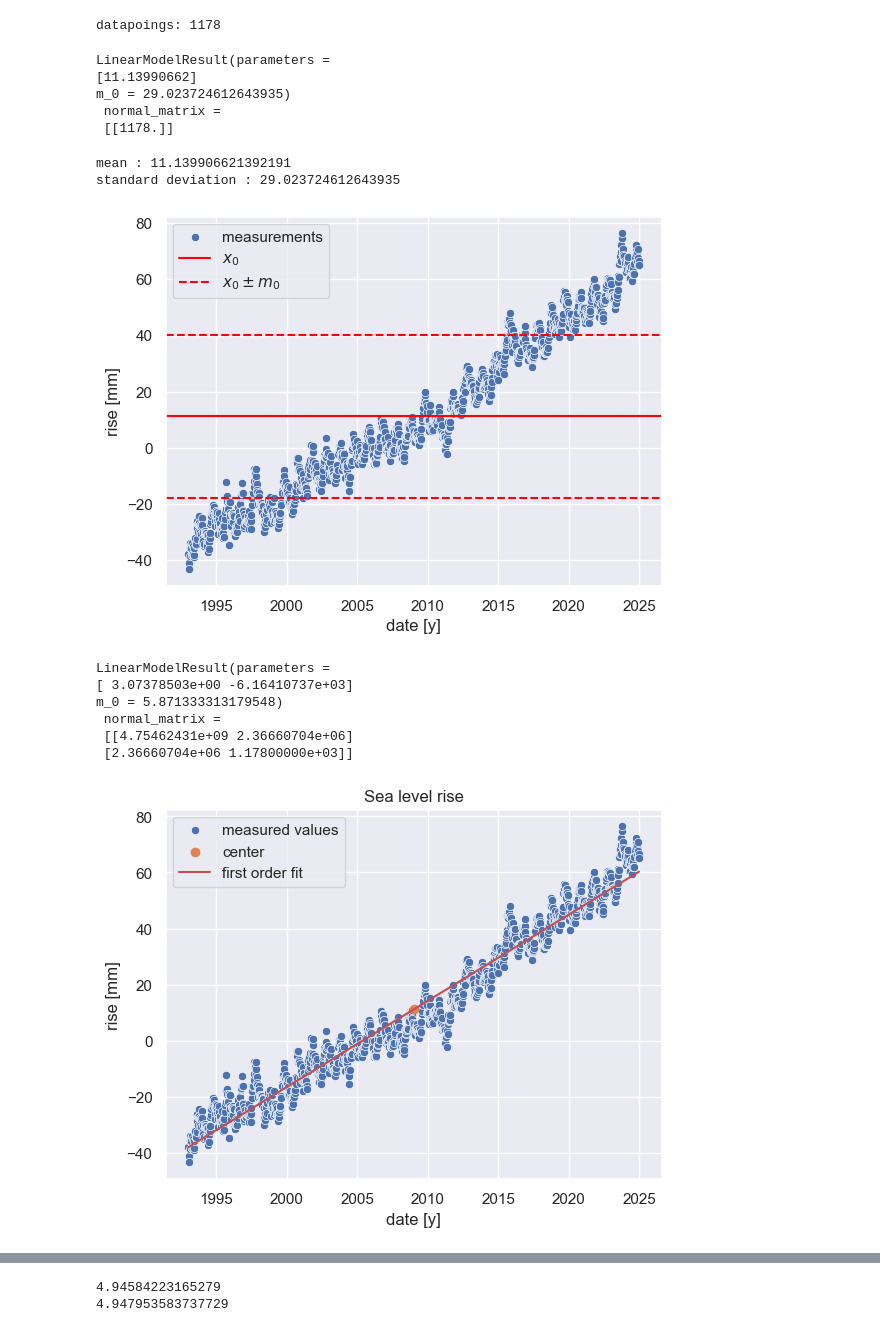
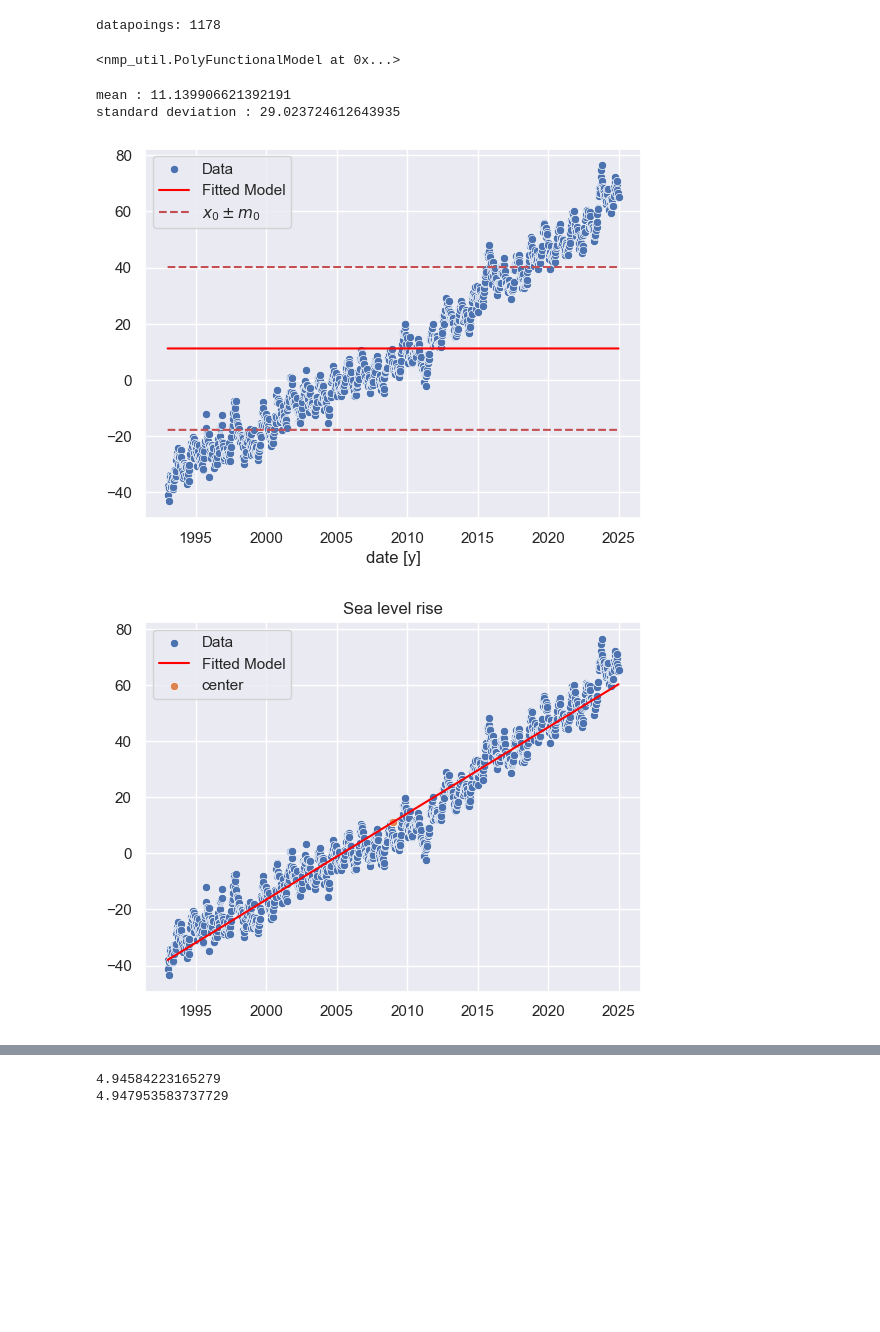
Before and after one commit to SecretGmG/nmp_exercises, a Jupyter notebook: ex_03/Sigrist_Serie_3.ipynb, the cells around one changed output, grey strips where cells are left out. Drawn from its saved outputs; the diff is of its cells as text; code cells hidden in the pictures; blank space fills up the shorter version.

```diff
--- a/ex_03/Sigrist_Serie_3.ipynb
+++ b/ex_03/Sigrist_Serie_3.ipynb
@@ -37,54 +38,47 @@ datapoints : 1178
 [figure]
 datapoings: 1178
 # %%
-zero_order_fit = nmp_util.poly_fit(data['date [y]'], data['rise [mm]'], 0)
-sns.scatterplot(data = data, x='date [y]', y='rise [mm]', label = 'measurements')
-plt.axhline(zero_order_fit.parameters[0], color = 'red', label = '$x_0$')
-plt.axhline(zero_order_fit.parameters[0]+zero_order_fit.rse, linestyle = '--',color = 'red')
-plt.axhline(zero_order_fit.parameters[0]-zero_order_fit.rse, linestyle = '--',color = 'red', label = '$x_0\\pm m_0$')
+zero_order = nmp_util.PolyFunctionalModel(0)
+
+zero_order.fit(data['date [y]'], data['rise [mm]'])
+
+
+zero_order.plot()
+sns.lineplot(x = data['date [y]'], y = zero_order.parameters[0]+zero_order.m_0, linestyle = '--',c='r')
+sns.lineplot(x = data['date [y]'], y = zero_order.parameters[0]-zero_order.m_0, linestyle = '--', label = '$x_0\\pm m_0$',c='r')
 plt.legend()
-offset = zero_order_fit.parameters[0]
+offset = zero_order.parameters[0]
 
-display(zero_order_fit)
+display(zero_order)
 
 print(f'mean : {data["rise [mm]"].mean()}')
 print(f'standard deviation : {data["rise [mm]"].std()}')
 plt.show()
 # %% [output]
-LinearModelResult(parameters =
-[11.13990662]
-m_0 = 29.023724612643935)
- normal_matrix =
- [[1178.]]
+<nmp_util.PolyFunctionalModel at 0x...>
 mean : 11.139906621392191
 standard deviation : 29.023724612643935
-[figure, old version]
+[figure, new version]
 # %%
-first_order_fit = nmp_util.poly_fit(data['date [y]'], data['rise [mm]'], 1)
+first_order = nmp_util.PolyFunctionalModel(1)
 
-display(first_order_fit)
+first_order.fit(data['date [y]'], data['rise [mm]'])
 
 x_center = data['date [y]'].mean()
 y_center = data['rise [mm]'].mean()
 
-data['linear fit [mm]'] = np.polyval(first_order_fit.parameters, data['date [y]'])
+data['linear fit [mm]'] = first_order(data['date [y]'])
+
 plt.title('Sea level rise')
-sns.scatterplot(data, x = 'date [y]', y = 'rise [mm]', label = 'measured values')
-plt.scatter(x_center, y_center, label = 'center')
-sns.lineplot(data, x = 'date [y]', y = 'linear fit [mm]', c = 'r', label = 'first order fit')
+first_order.plot()
+sns.scatterplot(x = [x_center], y = [y_center], label = 'center')
 plt.show()
 
 
-y_pred = np.polyval(first_order_fit.parameters, x_center)
+y_pred = np.polyval(first_order.parameters, x_center)
 assert np.isclose(y_pred, y_center)
 # %% [output]
-LinearModelResult(parameters =
-[ 3.07378503e+00 -6.16410737e+03]
-m_0 = 5.871333313179548)
- normal_matrix =
- [[4.75462431e+09 2.36660704e+06]
- [2.36660704e+06 1.17800000e+03]]
-[figure, old version]
+[figure, new version]
 # %%
 data['relative date [y]'] = data['date [y]'] - data['date [y]'].min()
 
```
Also changed, not shown: parts of 10 cells of this notebook, 2 other files.
